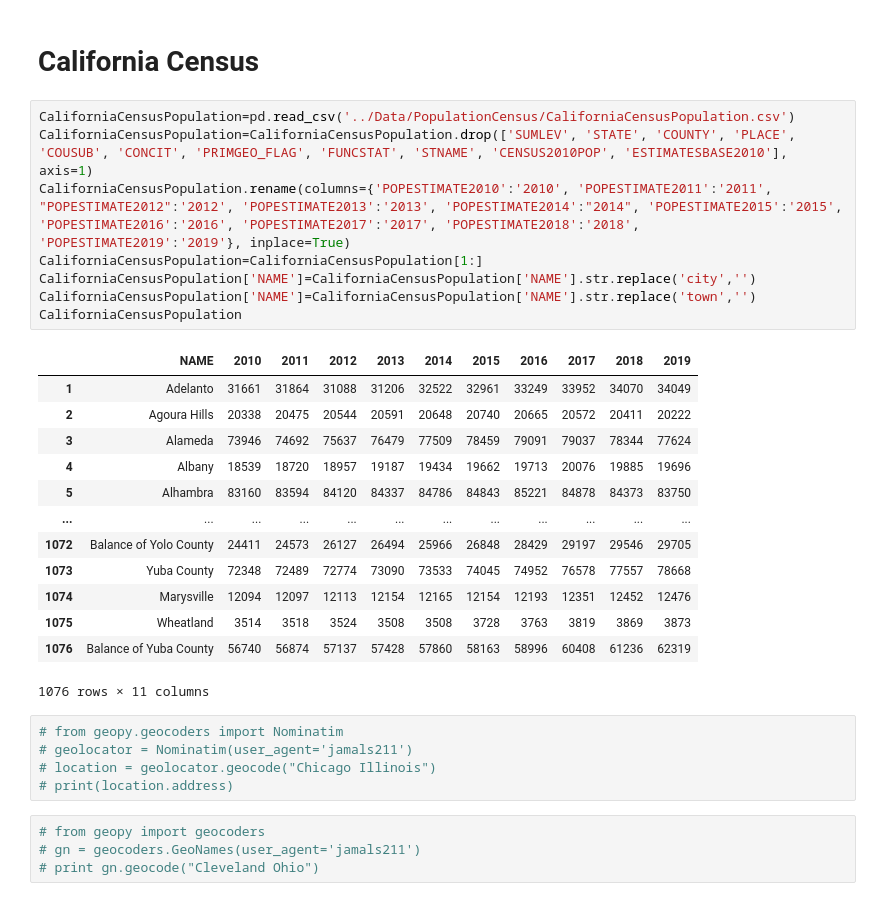
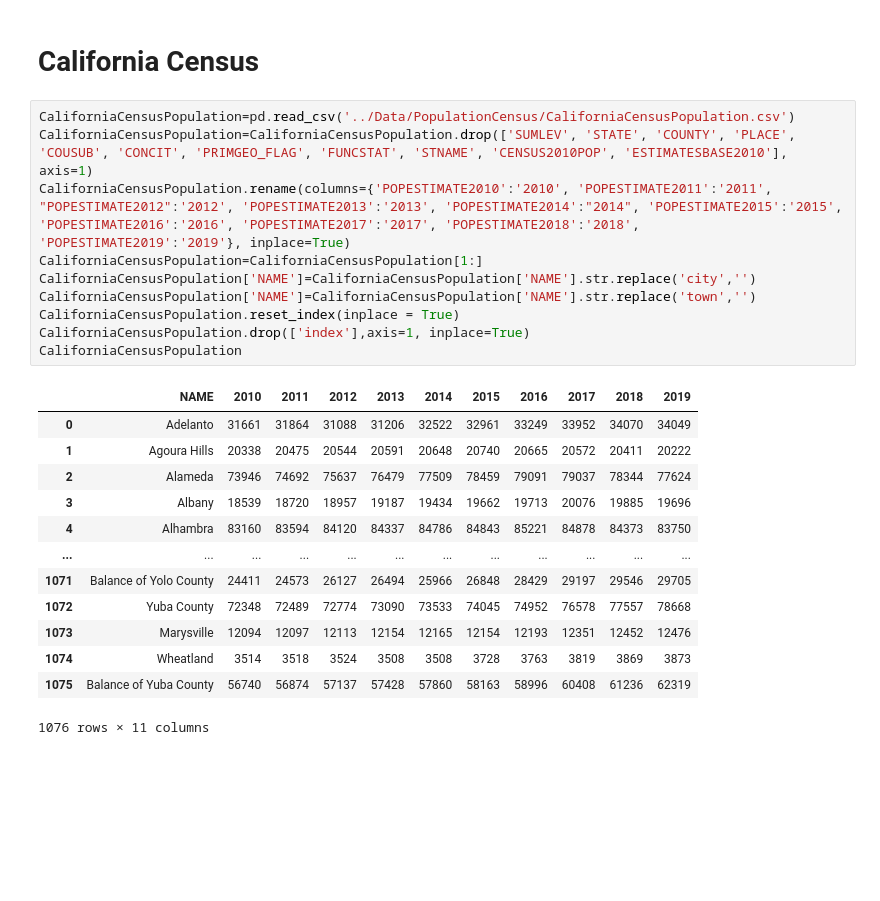
Before and after one commit to Jamals211/Realtors_Need_Closure, a Jupyter notebook: Data_Import.ipynb, the cells around one changed output. Cells and saved outputs as stored; diff of their text form; blank space fills up the shorter version.

```diff
--- a/Data_Import.ipynb
+++ b/Data_Import.ipynb
@@ -461,31 +472,24 @@ plt.savefig("InterestRates.png", bbox_inches='tight')
 # %%
 CaliforniaCensusPopulation=pd.read_csv('../Data/PopulationCensus/CaliforniaCensusPopulation.csv')
 CaliforniaCensusPopulation=CaliforniaCensusPopulation.drop(['SUMLEV', 'STATE', 'COUNTY', 'PLACE', 'COUSUB', 'CONCIT', 'PRIMGEO_FLAG', 'FUNCSTAT', 'STNAME', 'CENSUS2010POP', 'ESTIMATESBASE2010'], axis=1)
 CaliforniaCensusPopulation.rename(columns={'POPESTIMATE2010':'2010', 'POPESTIMATE2011':'2011', "POPESTIMATE2012":'2012', 'POPESTIMATE2013':'2013', 'POPESTIMATE2014':"2014", 'POPESTIMATE2015':'2015', 'POPESTIMATE2016':'2016', 'POPESTIMATE2017':'2017', 'POPESTIMATE2018':'2018', 'POPESTIMATE2019':'2019'}, inplace=True)
 CaliforniaCensusPopulation=CaliforniaCensusPopulation[1:]
 CaliforniaCensusPopulation['NAME']=CaliforniaCensusPopulation['NAME'].str.replace('city','')
 CaliforniaCensusPopulation['NAME']=CaliforniaCensusPopulation['NAME'].str.replace('town','')
+CaliforniaCensusPopulation.reset_index(inplace = True)
+CaliforniaCensusPopulation.drop(['index'],axis=1, inplace=True)
 CaliforniaCensusPopulation
 # %% [output]
 |  | NAME | 2010 | 2011 | 2012 | 2013 | 2014 | 2015 | 2016 | 2017 | 2018 | 2019 |
-| 1 | Adelanto | 31661 | 31864 | 31088 | 31206 | 32522 | 32961 | 33249 | 33952 | 34070 | 34049 |
-| 2 | Agoura Hills | 20338 | 20475 | 20544 | 20591 | 20648 | 20740 | 20665 | 20572 | 20411 | 20222 |
-| 3 | Alameda | 73946 | 74692 | 75637 | 76479 | 77509 | 78459 | 79091 | 79037 | 78344 | 77624 |
-| 4 | Albany | 18539 | 18720 | 18957 | 19187 | 19434 | 19662 | 19713 | 20076 | 19885 | 19696 |
-| 5 | Alhambra | 83160 | 83594 | 84120 | 84337 | 84786 | 84843 | 85221 | 84878 | 84373 | 83750 |
+| 0 | Adelanto | 31661 | 31864 | 31088 | 31206 | 32522 | 32961 | 33249 | 33952 | 34070 | 34049 |
+| 1 | Agoura Hills | 20338 | 20475 | 20544 | 20591 | 20648 | 20740 | 20665 | 20572 | 20411 | 20222 |
+| 2 | Alameda | 73946 | 74692 | 75637 | 76479 | 77509 | 78459 | 79091 | 79037 | 78344 | 77624 |
+| 3 | Albany | 18539 | 18720 | 18957 | 19187 | 19434 | 19662 | 19713 | 20076 | 19885 | 19696 |
+| 4 | Alhambra | 83160 | 83594 | 84120 | 84337 | 84786 | 84843 | 85221 | 84878 | 84373 | 83750 |
 | ... | ... | ... | ... | ... | ... | ... | ... | ... | ... | ... | ... |
-| 1072 | Balance of Yolo County | 24411 | 24573 | 26127 | 26494 | 25966 | 26848 | 28429 | 29197 | 29546 | 29705 |
-| 1073 | Yuba County | 72348 | 72489 | 72774 | 73090 | 73533 | 74045 | 74952 | 76578 | 77557 | 78668 |
-| 1074 | Marysville | 12094 | 12097 | 12113 | 12154 | 12165 | 12154 | 12193 | 12351 | 12452 | 12476 |
-| 1075 | Wheatland | 3514 | 3518 | 3524 | 3508 | 3508 | 3728 | 3763 | 3819 | 3869 | 3873 |
-| 1076 | Balance of Yuba County | 56740 | 56874 | 57137 | 57428 | 57860 | 58163 | 58996 | 60408 | 61236 | 62319 |
+| 1071 | Balance of Yolo County | 24411 | 24573 | 26127 | 26494 | 25966 | 26848 | 28429 | 29197 | 29546 | 29705 |
+| 1072 | Yuba County | 72348 | 72489 | 72774 | 73090 | 73533 | 74045 | 74952 | 76578 | 77557 | 78668 |
+| 1073 | Marysville | 12094 | 12097 | 12113 | 12154 | 12165 | 12154 | 12193 | 12351 | 12452 | 12476 |
+| 1074 | Wheatland | 3514 | 3518 | 3524 | 3508 | 3508 | 3728 | 3763 | 3819 | 3869 | 3873 |
+| 1075 | Balance of Yuba County | 56740 | 56874 | 57137 | 57428 | 57860 | 58163 | 58996 | 60408 | 61236 | 62319 |
 1076 rows × 11 columns
-# %%
-# from geopy.geocoders import Nominatim
-# geolocator = Nominatim(user_agent='jamals211')
-# location = geolocator.geocode("Chicago Illinois")
-# print(location.address)
-# %%
-# from geopy import geocoders
-# gn = geocoders.GeoNames(user_agent='jamals211')
-# print gn.geocode("Cleveland Ohio")
```
Also changed, not shown: parts of 11 cells of this notebook, 37 other files.
